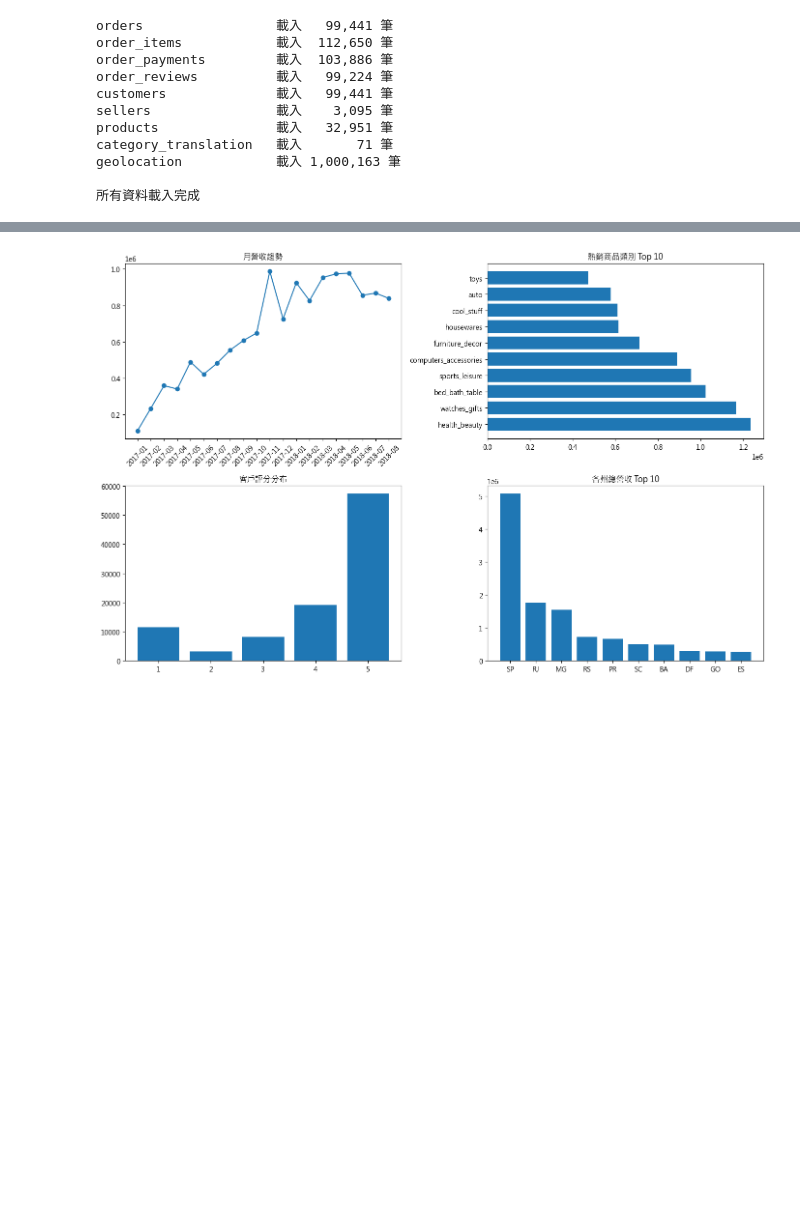
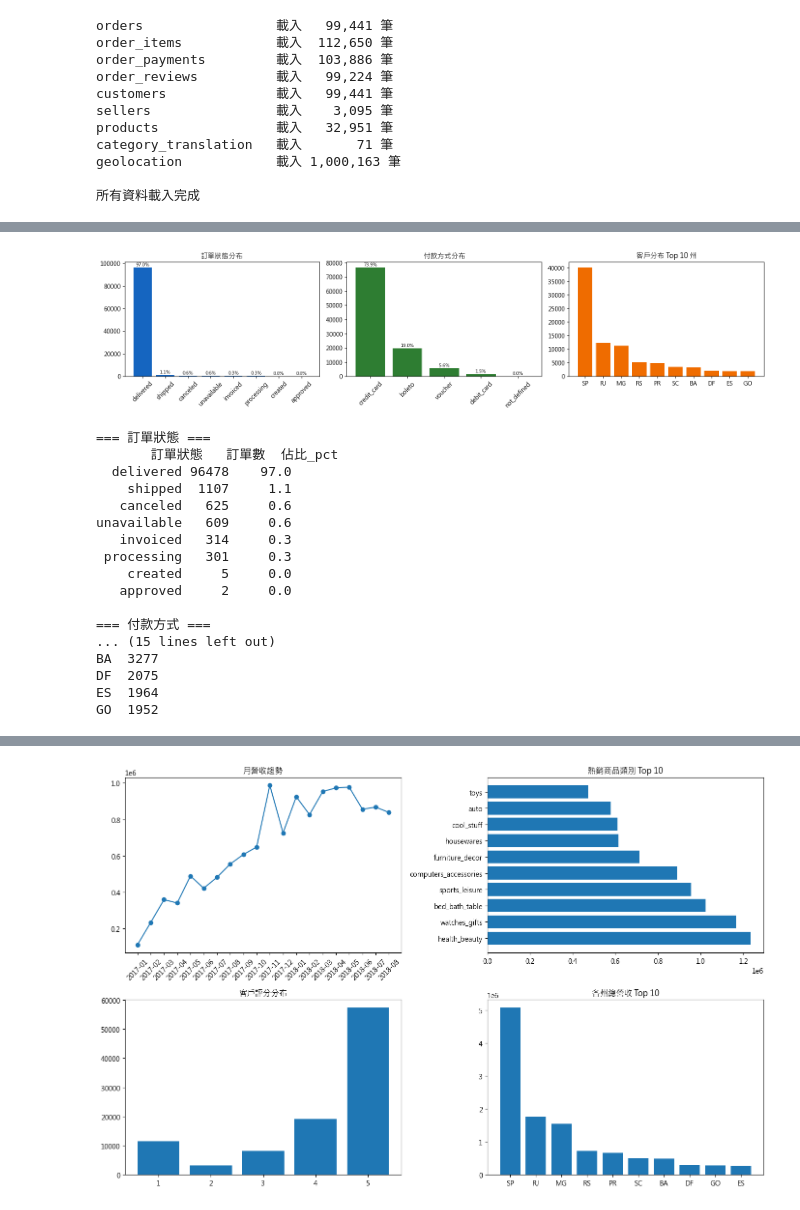
Before and after one commit to kengkeng44/olist-project, a Jupyter notebook: notebook/olist.ipynb, the cells around one changed output, grey strips where cells are left out. Saved outputs shown, nothing was run; the diff lists cells and outputs as text; code cells hidden in the pictures; blank space fills up the shorter version.

```diff
--- a/notebook/olist.ipynb
+++ b/notebook/olist.ipynb
@@ -71,0 +110,76 @@ geolocation            載入 1,000,163 筆
+# %%
+# 訂單狀態 / 付款方式 / 客戶州別三大分布
+df_status = pd.read_sql('''
+    SELECT order_status AS 訂單狀態,
+           COUNT(*) AS 訂單數,
+           ROUND(COUNT(*) * 100.0 / (SELECT COUNT(*) FROM orders), 1) AS 佔比_pct
+    FROM orders
+    GROUP BY order_status
+    ORDER BY 訂單數 DESC
+''', conn)
+
+df_payment = pd.read_sql('''
+    SELECT payment_type AS 付款方式,
+           COUNT(*) AS 筆數,
+           ROUND(COUNT(*) * 100.0 / (SELECT COUNT(*) FROM order_payments), 1) AS 佔比_pct,
+           ROUND(AVG(payment_installments), 1) AS 平均分期數
+    FROM order_payments
+    GROUP BY payment_type
+    ORDER BY 筆數 DESC
+''', conn)
+
+df_state_cust = pd.read_sql('''
+    SELECT customer_state AS 州,
+           COUNT(DISTINCT customer_unique_id) AS 客戶數
+    FROM customers
+    GROUP BY customer_state
+    ORDER BY 客戶數 DESC
+    LIMIT 10
+''', conn)
+
+fig, axes = plt.subplots(1, 3, figsize=(16, 4))
+
+axes[0].bar(df_status['訂單狀態'], df_status['訂單數'], color='#1565C0')
+axes[0].set_title('訂單狀態分布')
+axes[0].tick_params(axis='x', rotation=45)
+for i, (n, p) in enumerate(zip(df_status['訂單數'], df_status['佔比_pct'])):
+    axes[0].text(i, n, f'{p}%', ha='center', va='bottom', fontsize=8)
+
+axes[1].bar(df_payment['付款方式'], df_payment['筆數'], color='#2E7D32')
+axes[1].set_title('付款方式分布')
+axes[1].tick_params(axis='x', rotation=45)
+for i, (n, p) in enumerate(zip(df_payment['筆數'], df_payment['佔比_pct'])):
+    axes[1].text(i, n, f'{p}%', ha='center', va='bottom', fontsize=8)
+
+axes[2].bar(df_state_cust['州'], df_state_cust['客戶數'], color='#EF6C00')
+axes[2].set_title('客戶分布 Top 10 州')
+
+plt.tight_layout()
+plt.savefig(os.path.join(OUTPUT_DIR, 'eda_overview.png'), dpi=150, bbox_inches='tight')
+plt.show()
+
+print('=== 訂單狀態 ===')
+print(df_status.to_string(index=False))
+print('\n=== 付款方式 ===')
+print(df_payment.to_string(index=False))
+print('\n=== 客戶 Top 10 州 ===')
+print(df_state_cust.to_string(index=False))
+# %% [output]
+[figure, added]
+=== 訂單狀態 ===
+       訂單狀態   訂單數  佔比_pct
+  delivered 96478    97.0
+    shipped  1107     1.1
+   canceled   625     0.6
+unavailable   609     0.6
+   invoiced   314     0.3
+ processing   301     0.3
+    created     5     0.0
+   approved     2     0.0
+
+=== 付款方式 ===
+... (15 lines left out)
+BA  3277
+DF  2075
+ES  1964
+GO  1952
```
Also changed, not shown: parts of 10 cells of this notebook, 4 other files.
